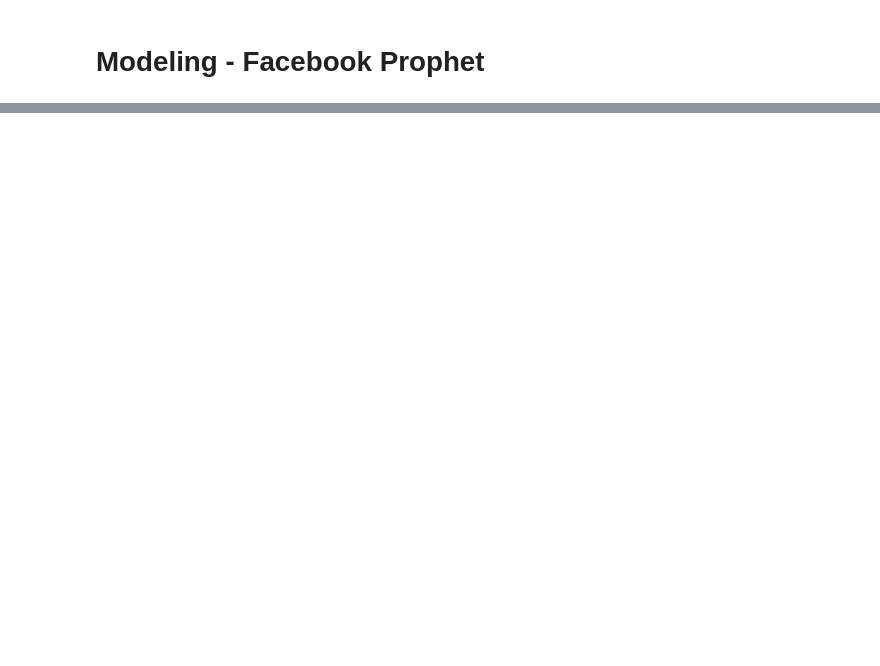
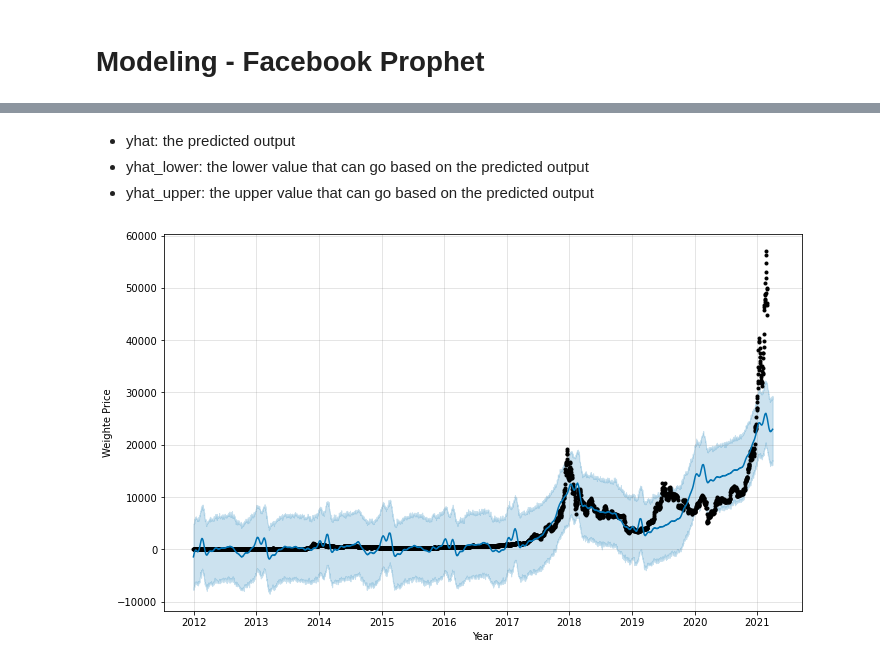
Before and after one commit to aquarius101204/DataScienceCapstoneProjects, a Jupyter notebook: 3rdCapstoneProject_Final/Unit27.1.1_Pre-processing_Work_and_Model_Final.ipynb, the cells around one changed output, grey strips where cells are left out. Cells and saved outputs as stored; diff of their text form; code cells hidden in the pictures; blank space fills up the shorter version.

```diff
--- a/3rdCapstoneProject_Final/Unit27.1.1_Pre-processing_Work_and_Model_Final.ipynb
+++ b/3rdCapstoneProject_Final/Unit27.1.1_Pre-processing_Work_and_Model_Final.ipynb
@@ -524,0 +622,4 @@ ModuleNotFoundError: No module named 'fbprophet'
+# %%
+model = Prophet(interval_width=0.95, yearly_seasonality=True, weekly_seasonality=True, daily_seasonality=True, changepoint_prior_scale=2)
+# %%
+model.fit(fbp_train)
@@ -524,0 +629,5 @@ ModuleNotFoundError: No module named 'fbprophet'
+# %%
+# creating the future dataset with the help of the prophet so that I make predictions on unseen data
+# predict for the next one month (31 days)
+future = model.make_future_dataframe(periods=31, freq='D')
+future.head()
@@ -524,0 +641,3 @@ ModuleNotFoundError: No module named 'fbprophet'
+# %%
+# making predictions
+pred = model.predict(future)
@@ -524,0 +664,8 @@ ModuleNotFoundError: No module named 'fbprophet'
+# %% [markdown]
+- yhat: the predicted output
+- yhat_lower: the lower value that can go based on the predicted output
+- yhat_upper: the upper value that can go based on the predicted output
+# %%
+fig = model.plot(pred, xlabel='Year', ylabel='Weighte Price')
+# %% [output]
+[figure, added]
```
Also changed, not shown: parts of 65 cells of this notebook.
